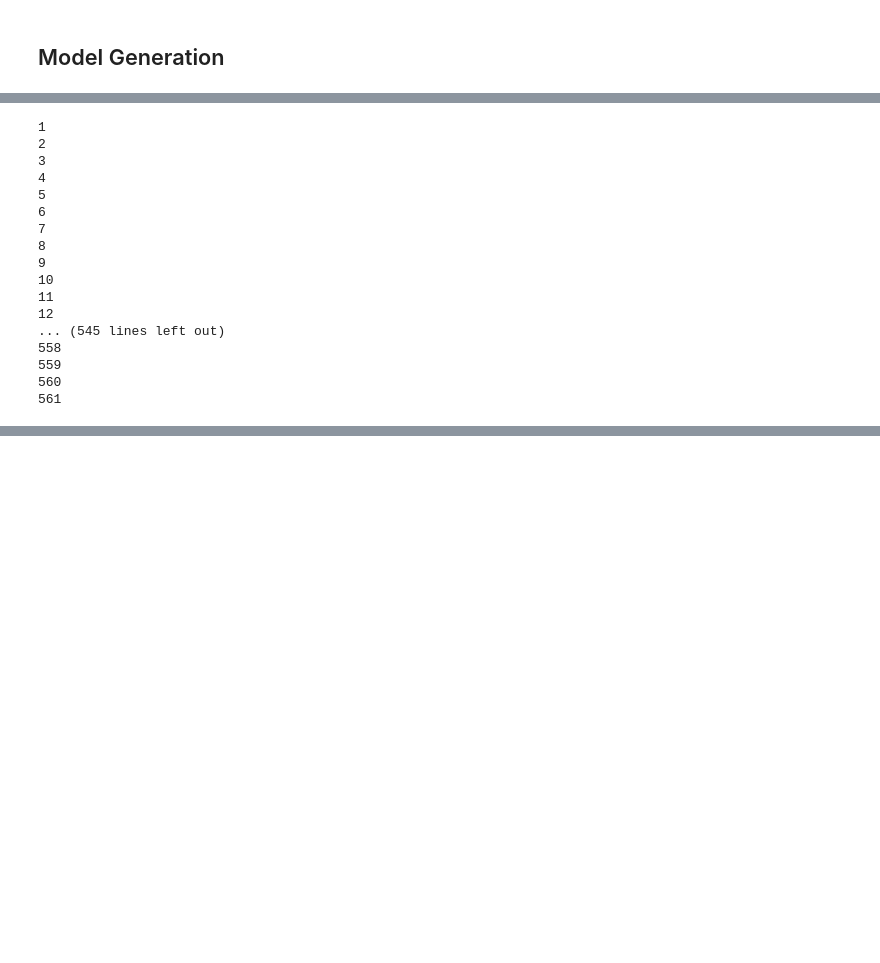
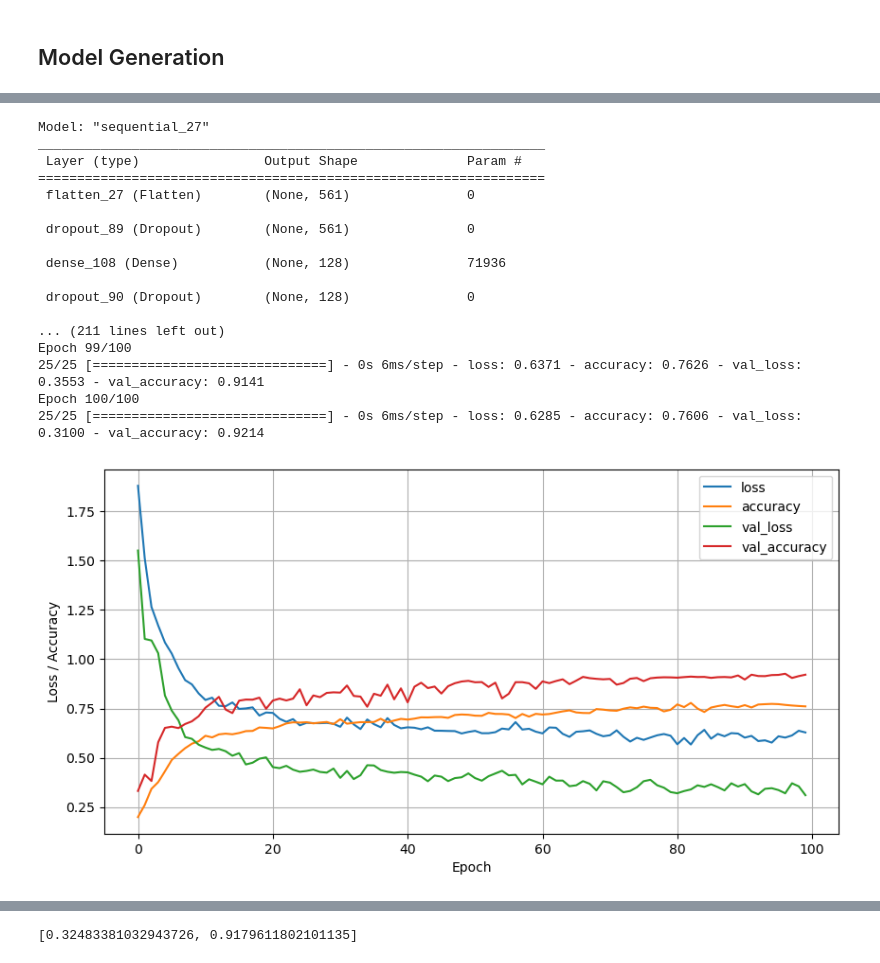
Before and after one commit to abbrash/ai_assignment-github, a Jupyter notebook: ai-assign03-p01.ipynb, the cells around one changed output, grey strips where cells are left out. Cells and saved outputs as stored; diff of their text form; code cells hidden in the pictures; blank space fills up the shorter version.

```diff
--- a/ai-assign03-p01.ipynb
+++ b/ai-assign03-p01.ipynb
@@ -140,20 +168,51 @@ Epoch 100/100
-# %%
-for data in features_train:
-# %% [output]
-1
-2
-3
-4
-5
-6
-7
-8
-9
-10
-11
-12
-... (545 lines left out)
-558
-559
-560
-561
+# %%
+tf.random.set_seed(42)
+
+model_3 = tf.keras.Sequential([
+                             tf.keras.layers.Flatten(input_shape=[input_neuron_num, 1]),
+                             tf.keras.layers.Dropout(rate=0.5),
+                             tf.keras.layers.Dense(128, activation="relu"),
+                             tf.keras.layers.Dropout(rate=0.5),
+                             tf.keras.layers.Dense(64, activation="relu"),
+                             tf.keras.layers.Dropout(rate=0.5),
+                             tf.keras.layers.Dense(16, activation="relu"),
+                             tf.keras.layers.Dropout(rate=0.5),
+                             tf.keras.layers.Dense(output_neuron_num, activation="softmax")
+                            ])
+
+model_3.summary()
+
+optimizer_3 = optimizers.Adam(learning_rate=0.0067)             # best result: lr=0.007
+
+model_3.compile(
+              loss="categorical_crossentropy",
+              optimizer=optimizer_3,
+              metrics=["accuracy"]
+             )
+
+result_hist_3 = model_3.fit(features_train, labels_train, batch_size=256, epochs=100,
+                     validation_data=(features_valid, labels_valid))
+
+pd.DataFrame(result_hist_3.history).plot(figsize=(10, 5), grid=True, xlabel="Epoch", ylabel="Loss / Accuracy")
+plt.show()
+
+model_3.evaluate(features_test, labels_test)
+# %% [output]
+Model: "sequential_27"
+_________________________________________________________________
+ Layer (type)                Output Shape              Param #
+=================================================================
+ flatten_27 (Flatten)        (None, 561)               0
+
+ dropout_89 (Dropout)        (None, 561)               0
+
+ dense_108 (Dense)           (None, 128)               71936
+
+ dropout_90 (Dropout)        (None, 128)               0
+
+... (211 lines left out)
+Epoch 99/100
+25/25 [==============================] - 0s 6ms/step - loss: 0.6371 - accuracy: 0.7626 - val_loss: 0.3553 - val_accuracy: 0.9141
+Epoch 100/100
+25/25 [==============================] - 0s 6ms/step - loss: 0.6285 - accuracy: 0.7606 - val_loss: 0.3100 - val_accuracy: 0.9214
+[figure, added]
@@ -159,0 +220 @@ for data in features_train:
+[0.32483381032943726, 0.9179611802101135]
```
Also changed, not shown: parts of 8 cells of this notebook.
